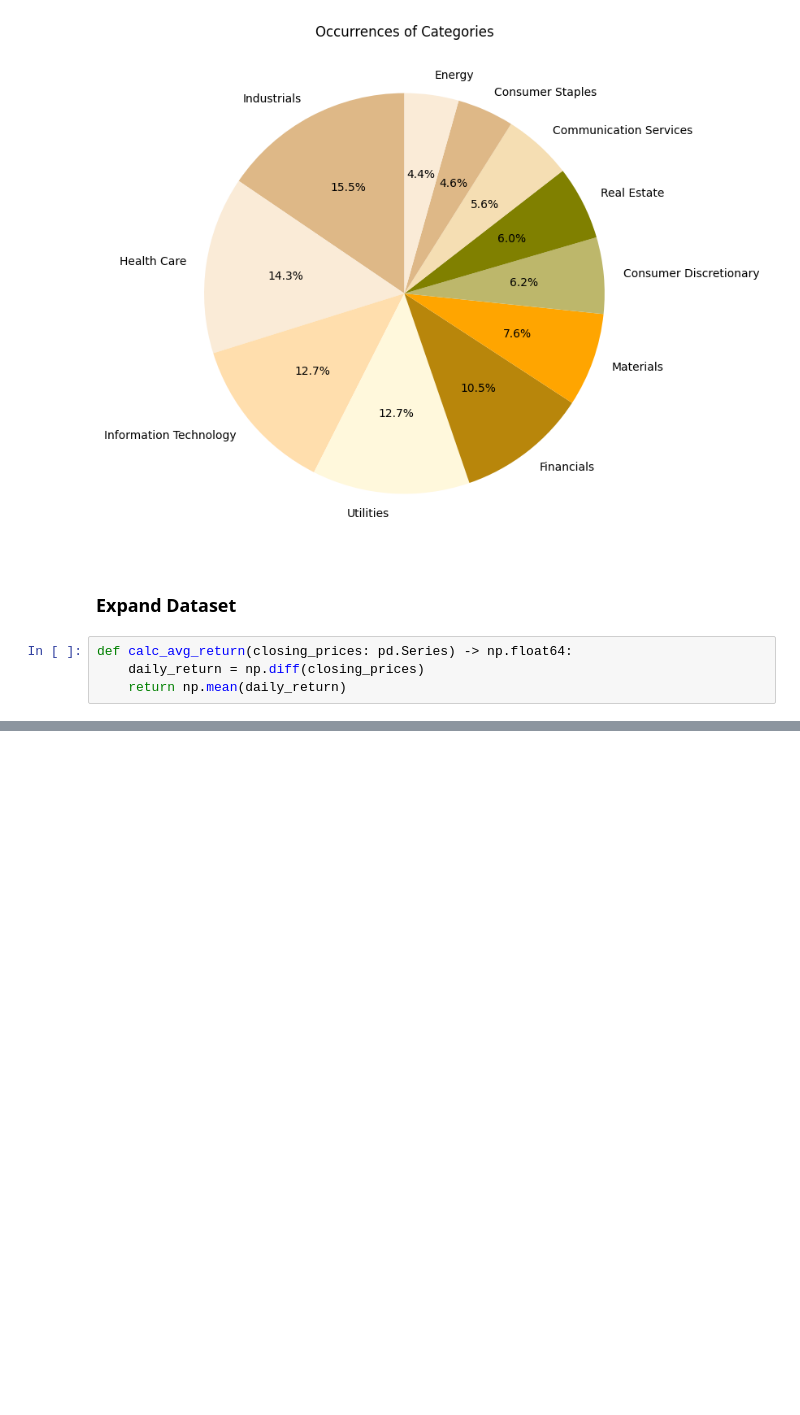
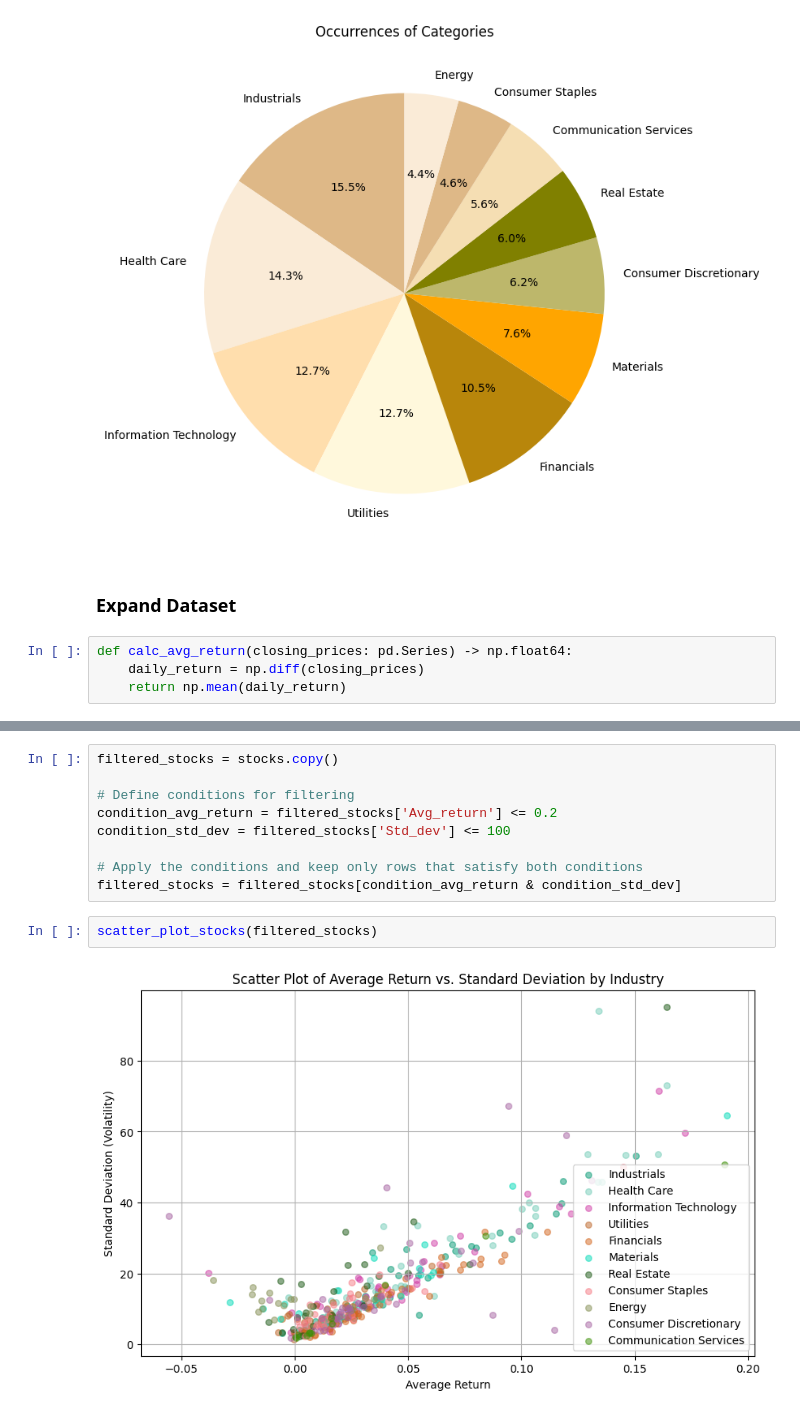
Before and after one commit to radtklau/stock_market, a Jupyter notebook: stock_market.ipynb, the cells around one changed output, grey strips where cells are left out. Drawn from its saved outputs; the diff is of its cells as text; blank space fills up the shorter version.

```diff
--- a/stock_market.ipynb
+++ b/stock_market.ipynb
@@ -107,0 +120,13 @@ None
+# %%
+filtered_stocks = stocks.copy()
+
+# Define conditions for filtering
+condition_avg_return = filtered_stocks['Avg_return'] <= 0.2
+condition_std_dev = filtered_stocks['Std_dev'] <= 100
+
+# Apply the conditions and keep only rows that satisfy both conditions
+filtered_stocks = filtered_stocks[condition_avg_return & condition_std_dev]
+# %%
+scatter_plot_stocks(filtered_stocks)
+# %% [output]
+[figure, added]
```
Also changed, not shown: parts of 5 cells of this notebook.
